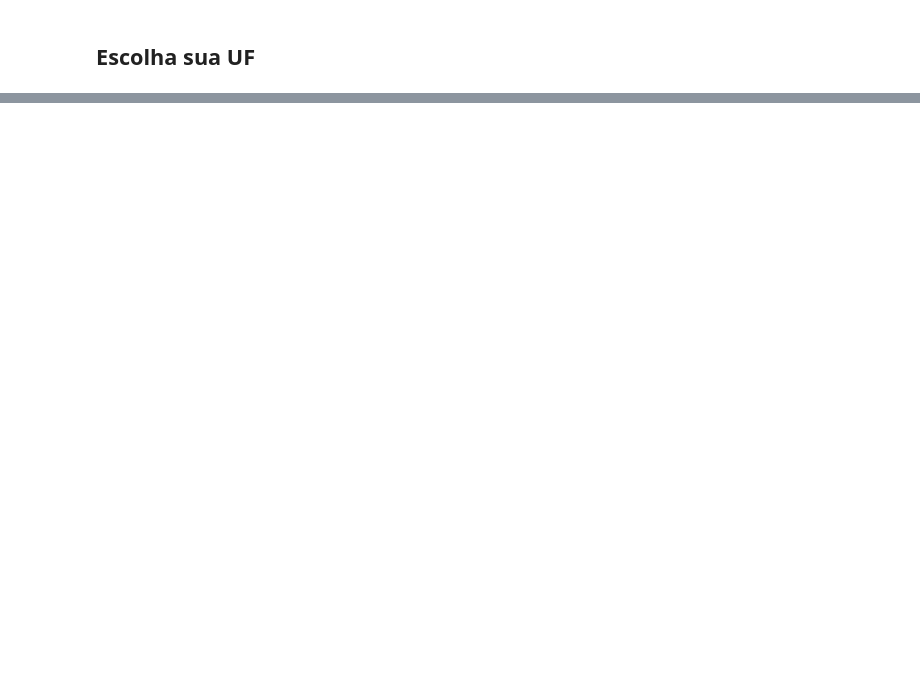
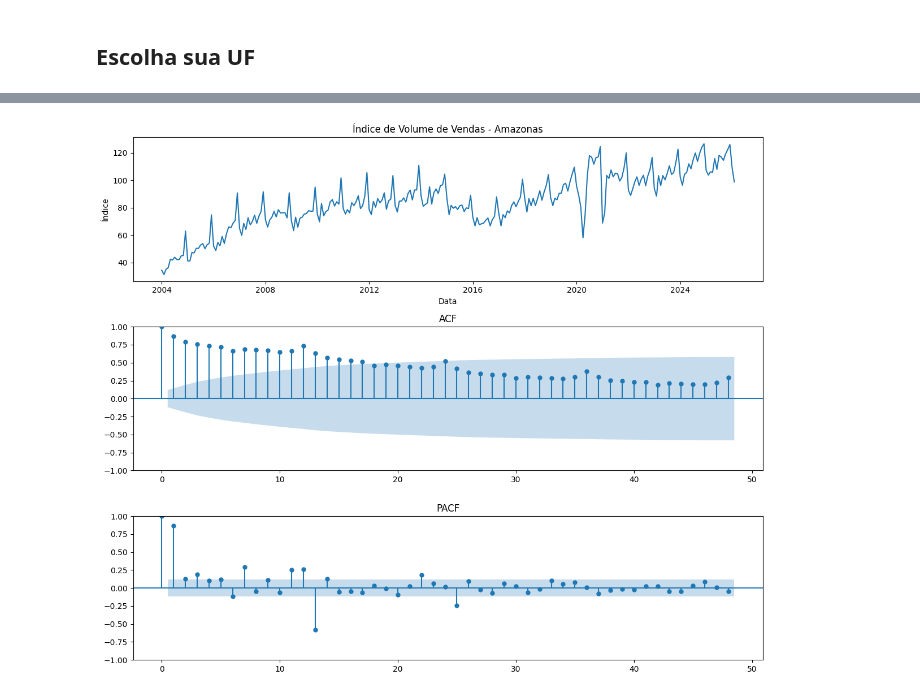
Before and after one commit to juunavarro/financial_analytics_lab_1_julia_navarro.github.io, a Jupyter notebook: template-exercicio-sarima.ipynb, the cells around one changed output, grey strips where cells are left out. Drawn from its saved outputs; the diff is of its cells as text; code cells hidden in the pictures; blank space fills up the shorter version.

Commit message:
feat: adiciona análise SARIMA Amazonas completa

```diff
--- a/template-exercicio-sarima.ipynb
+++ b/template-exercicio-sarima.ipynb
@@ -47,3 +45,17 @@ ModuleNotFoundError: No module named 'statsforecast'
+# %%
+import warnings
+warnings.filterwarnings('ignore')
+
+plt.rcParams.update({
+    'figure.figsize': (12, 5),
+    'axes.spines.top': False,
+    'axes.spines.right': False,
+    'font.size': 12
+})
+
+INSPER_RED = '#E50505'
+INSPER_TURQUESA = '#3ACC9F'
+INSPER_GRAY = '#5B5B5B'
 # %% [markdown]
 ## Carregando a base PMC
 
@@ -55,2 +65,5 @@ NameError: name 'pd' is not defined
 # %% [markdown]
 ## Escolha sua UF
+# %%
+pmc = pd.read_csv("https://github.com/padsInsper/202632-fa/releases/download/data/pmc_volume_uf.csv")
+print(pmc["uf"].unique())
@@ -68,0 +127,21 @@ df_sf.head()
+# %%
+df_sf["ds"] = pd.to_datetime(df_sf["ds"])
+
+fig, axes = plt.subplots(3, 1, figsize=(12, 10))
+
+# Gráfico de linha
+axes[0].plot(df_sf["ds"], df_sf["y"])
+axes[0].set_title("Índice de Volume de Vendas - Amazonas")
+axes[0].set_xlabel("Data")
+axes[0].set_ylabel("Índice")
+
+# ACF
+plot_acf(df_sf["y"], lags=48, ax=axes[1], title="ACF")
+
+# PACF
+plot_pacf(df_sf["y"], lags=48, ax=axes[2], title="PACF")
+
+plt.tight_layout()
+plt.show()
+# %% [output]
+[figure, added]
```
Also changed, not shown: parts of 14 cells of this notebook.
